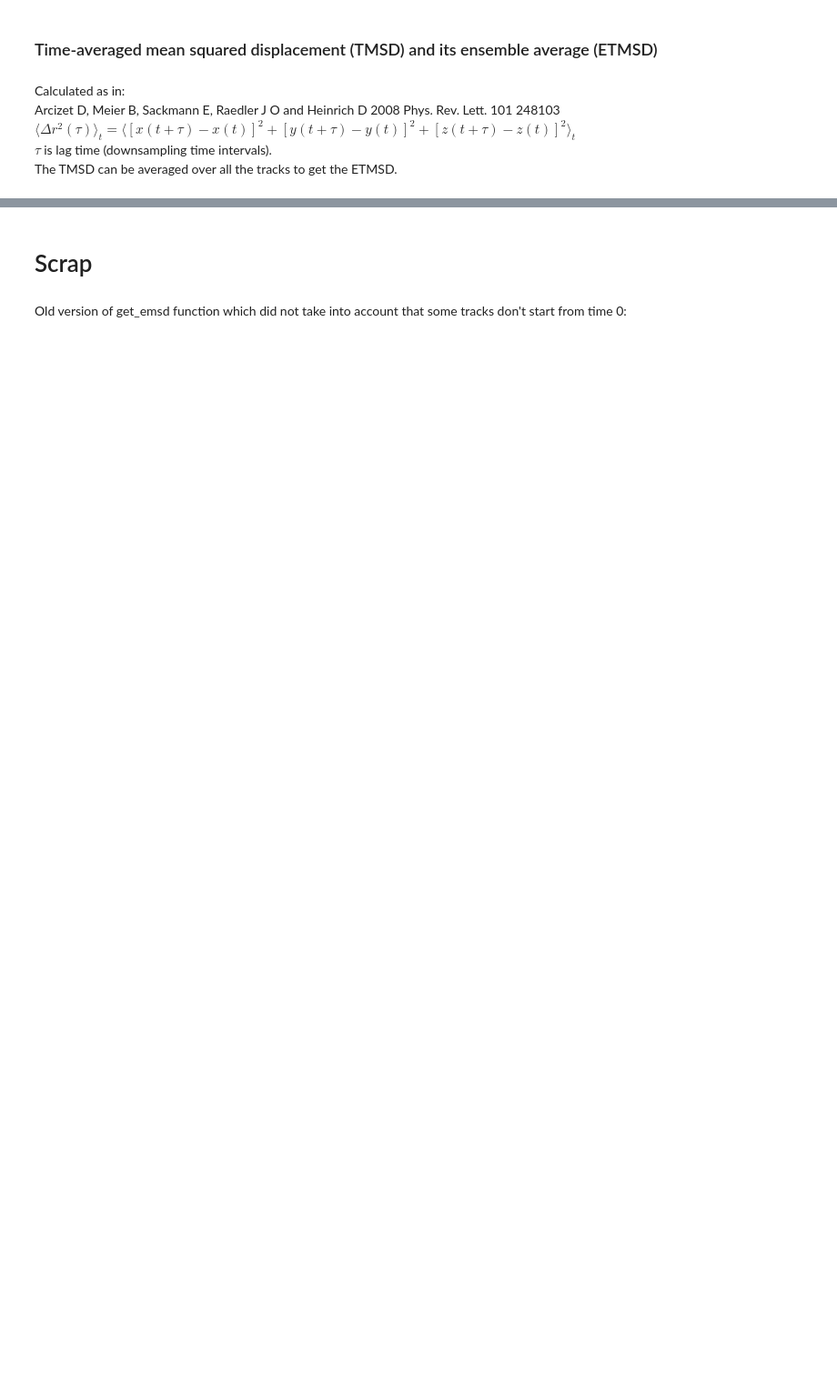
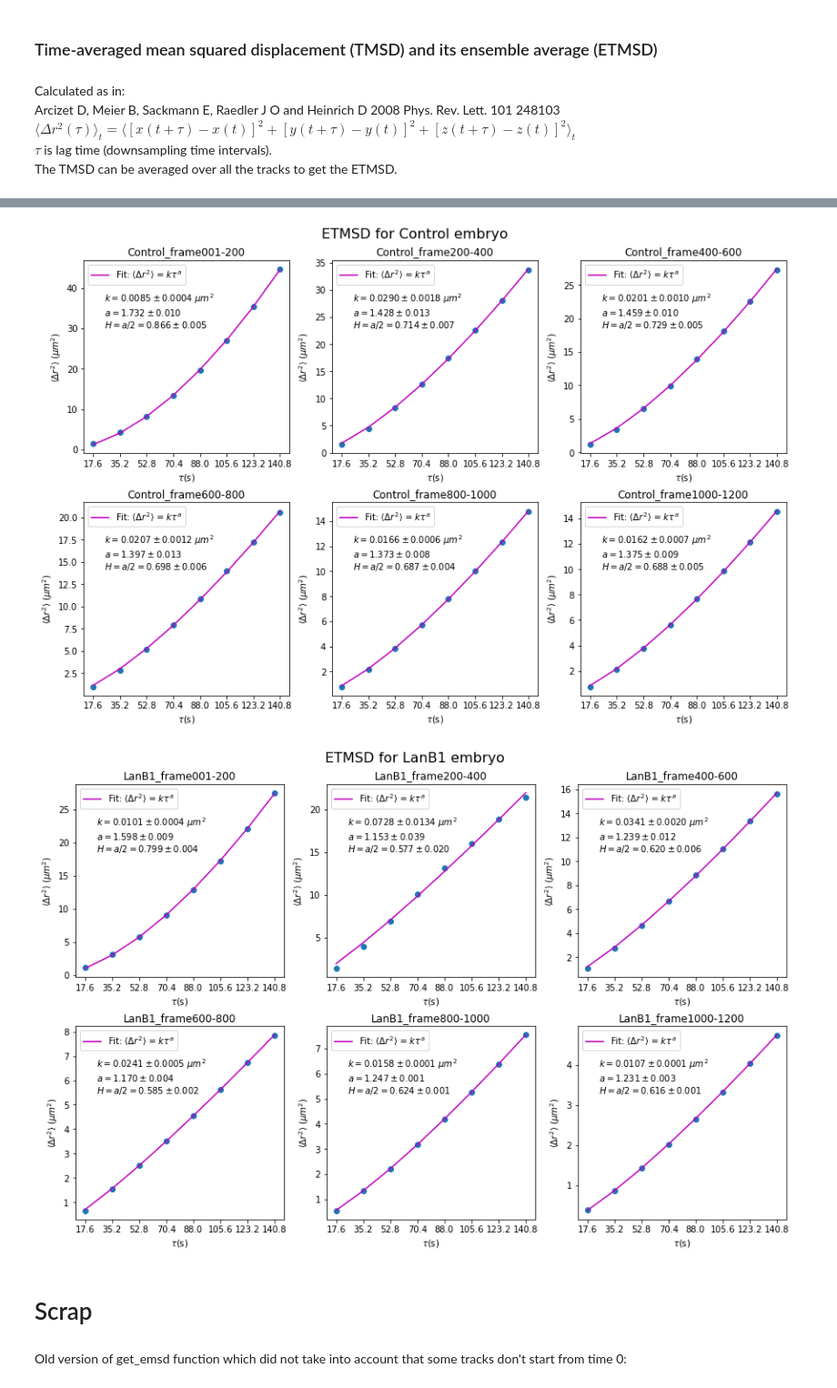
Before and after one commit to paulvautravers/Mphys-Sem-1, a Jupyter notebook: get_mean_squared_displacement.ipynb, the cells around one changed output, grey strips where cells are left out. Shown at 91% size. Drawn from its saved outputs; the diff is of its cells as text; code cells hidden in the pictures; blank space fills up the shorter version.

```diff
--- a/get_mean_squared_displacement.ipynb
+++ b/get_mean_squared_displacement.ipynb
@@ -220,3 +236,48 @@ Text(0, 0.5, 'ETMSD ($\\mu m^2$)')
+# %%
+def subplot_etmsd_time(filename, window, step_sizes, restriction, pos, errorbar=False, step_to_plot=1):
+    """
+    """
+    i, j = pos
+
+    lag_times, etmsd_values = get_etmsd(filename, step_sizes, window, restriction)
+
+    # power law fit
+    popt, pcov = curve_fit(power_law, lag_times, etmsd_values)
+    perr = np.sqrt(np.diag(pcov))
+
+    ax[i,j].set_xlabel(r'$\tau$(s)')
+    ax[i,j].set_ylabel(r'$\langle{\Delta r}^2\rangle$ ($\mu m^2$)')
+    ax[i,j].set_xticks(lag_times)
+    ax[i,j].set_title(filename)
+    if errorbar:
+        ax[i,j].scatter(lag_times, etmsd_values)
+    else:
+        ax[i,j].scatter(lag_times, etmsd_values)
+        ax[i,j].plot(lag_times, power_law(lag_times, *popt), color='m', label=r'Fit: $\langle{\Delta r}^2\rangle$ = $k\tau^a$')
+        ax[i,j].annotate(r'$k={:.4f}\pm{:.4f}$ $\mu m^2$'.format(popt[0],perr[0])+'\n'
+                         +r'$a={:.3f}\pm{:.3f}$'.format(popt[1],perr[1])+'\n'
+                         +r'$H=a/2={:.3f}\pm{:.3f}$'.format(popt[1]/2,perr[1]/2),(0.1,0.65), xycoords='axes fraction')
+        ax[i,j].legend()
+# %%
+# without errorbars
+#Control
+fig, ax = plt.subplots(2, 3, figsize=(12, 8), constrained_layout=True)
+fig.suptitle("ETMSD for Control embryo", fontsize=16)
+for j, f in enumerate(filenames[0:3]):
+    subplot_etmsd_time(f, window, step_sizes, restriction, pos=[0,j])
+for j, f in enumerate(filenames[3:6]):
+    subplot_etmsd_time(f, window, step_sizes, restriction, pos=[1,j])
+
+#Mutant
+fig, ax = plt.subplots(2, 3, figsize=(12, 8), constrained_layout=True)
+fig.suptitle("ETMSD for LanB1 embryo", fontsize=16)
+for j, f in enumerate(filenames[6:9]):
+    subplot_etmsd_time(f, window, step_sizes, restriction, pos=[0,j])
+for j, f in enumerate(filenames[9:12]):
+    subplot_etmsd_time(f, window, step_sizes, restriction, pos=[1,j])
+# %% [output]
+[figure, added]
+[figure, added]
 # %% [markdown]
 # Scrap
 # %% [markdown]
```
Also changed, not shown: parts of 15 cells of this notebook.
